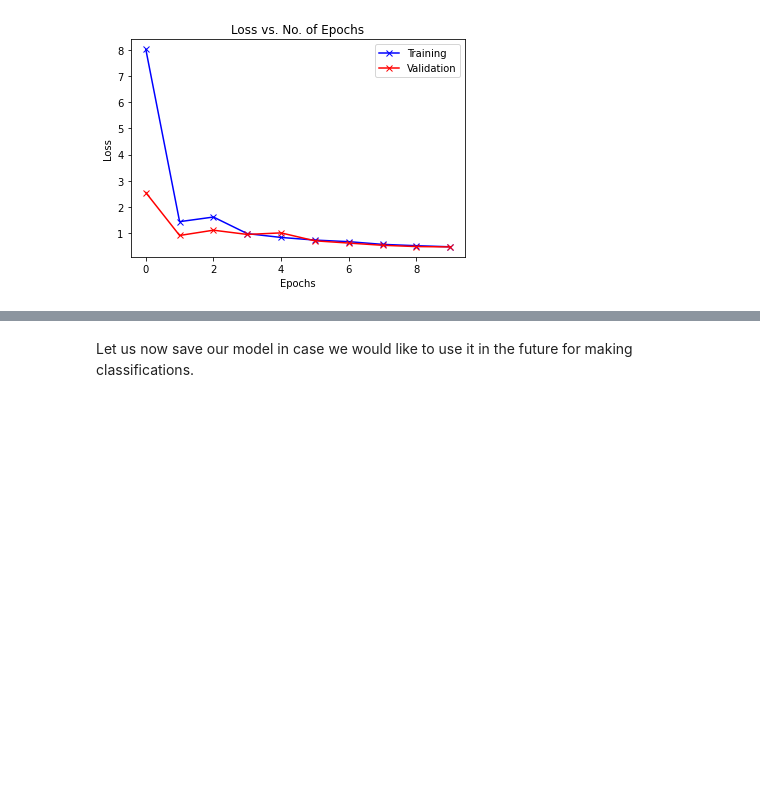
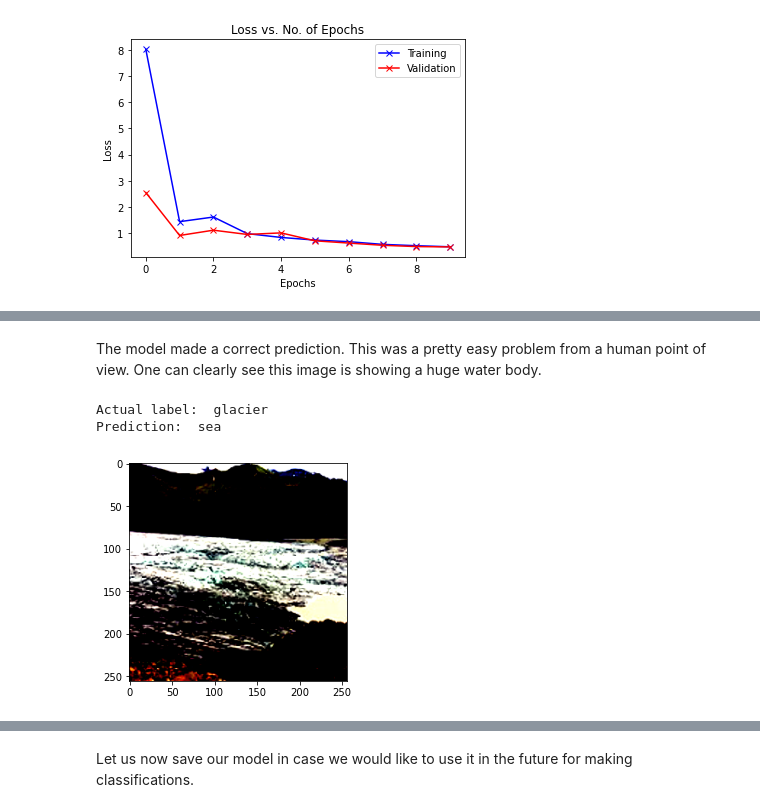
Before and after one commit to amansharma2910/DeepLearning-SceneClassificationCNN, a Jupyter notebook: SceneClassification_CNN_PyTorch(ResNet9).ipynb, the cells around one changed output, grey strips where cells are left out. Cells and saved outputs as stored; diff of their text form; code cells hidden in the pictures; blank space fills up the shorter version.

```diff
--- a/SceneClassification_CNN_PyTorch(ResNet9).ipynb
+++ b/SceneClassification_CNN_PyTorch(ResNet9).ipynb
@@ -687,0 +710,8 @@ plot_losses(history)
+# %% [markdown]
+The model made a correct prediction. This was a pretty easy problem from a human point of view. One can clearly see this image is showing a huge water body.
+# %%
+predict_single_image(test_dataset[420])
+# %% [output]
+Actual label:  glacier
+Prediction:  sea
+[figure, added]
```
Also changed, not shown: parts of 6 cells of this notebook.
